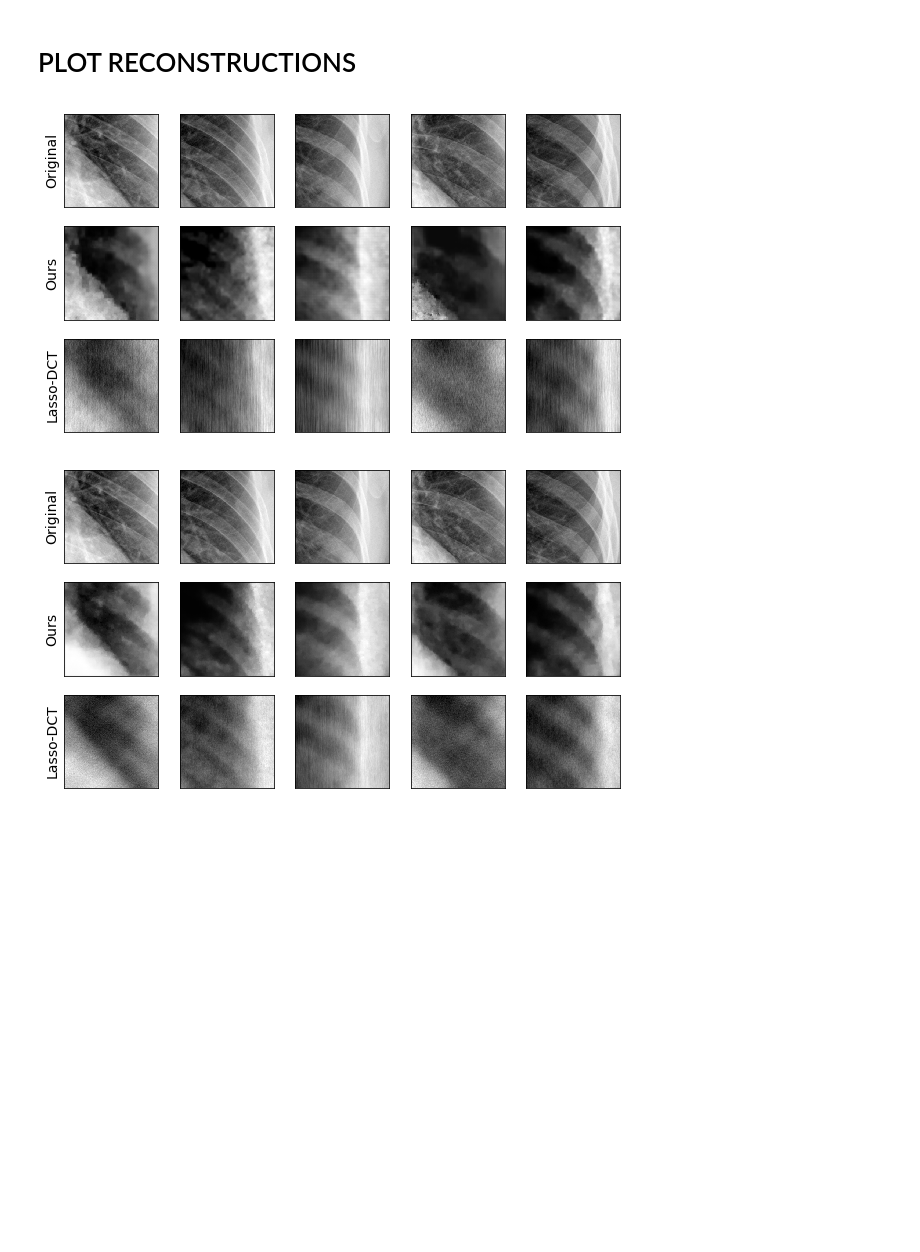
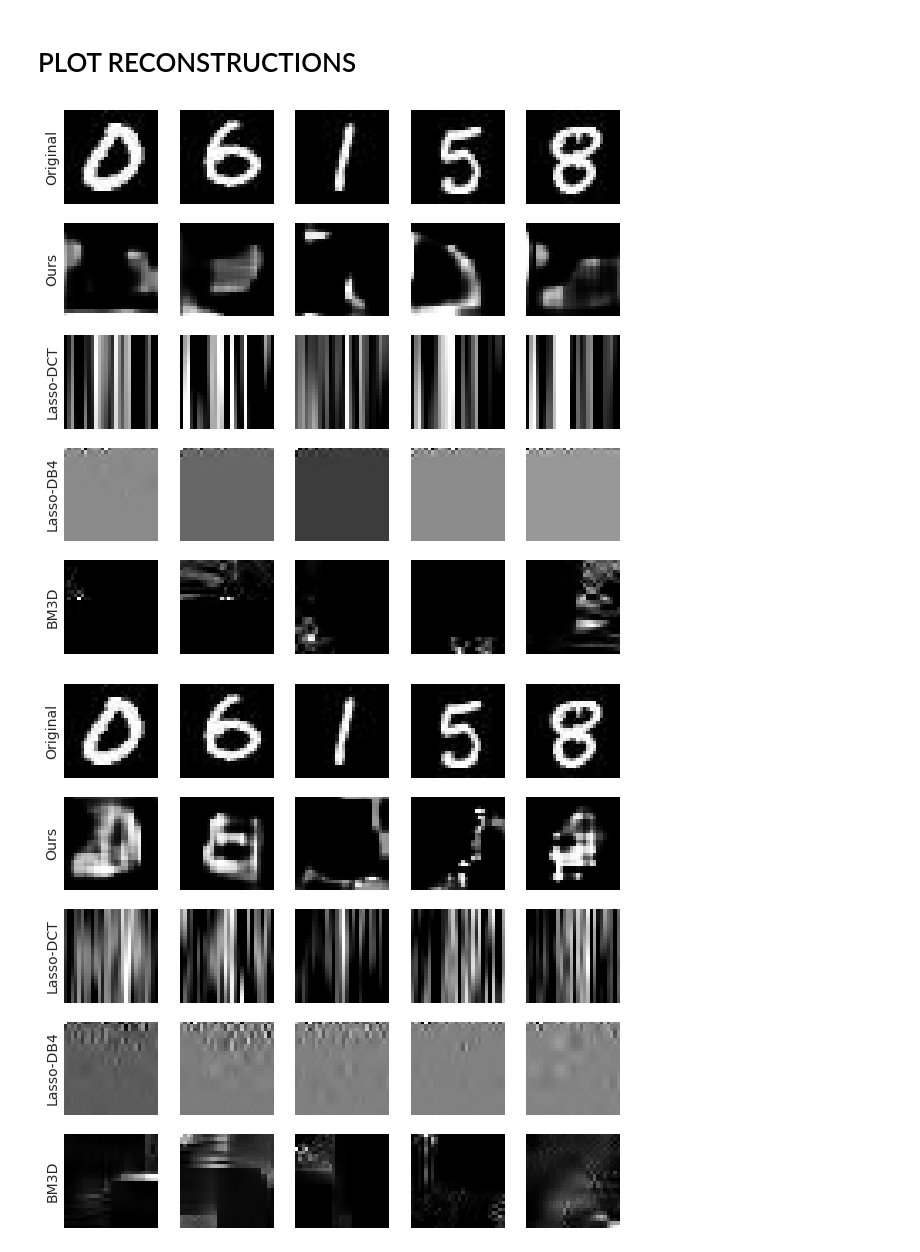
Before and after one commit to davevanveen/compsensing_dip, a Jupyter notebook: plot.ipynb, the cells around one changed output. Saved outputs shown, nothing was run; the diff lists cells and outputs as text; code cells hidden in the pictures; blank space fills up the shorter version.

Commit message:
added bm3d plotting capability

```diff
--- a/plot.ipynb
+++ b/plot.ipynb
@@ -22,11 +23,12 @@ args = Args()
 # %% [markdown]
 # CHANGE THESE VARIABLES FOR DIFFERENT EXPERIMENTS
 # %%
-DATASET = 'xray' #'mnist' #
+DATASET = 'mnist' #'mnist' #
 DEMO = 'True' # 'True'
 
-NUM_MEASUREMENTS_LIST = [500,1000,2000,4000]
-BASIS_LIST = ['csdip','dct']
+NUM_MEASUREMENTS_LIST = [500,1000,2000,4000] # xray
+NUM_MEASUREMENTS_LIST = [10, 25, 50, 75, 100, 200] # mnist
+BASIS_LIST = ['csdip','dct','wavelet','bm3d']
 
 args.DATASET = DATASET
 args.DEMO = DEMO
@@ -79,7 +81,11 @@ for BASIS in BASIS_LIST:
         for _, (batch, _, im_path) in enumerate(dataloader):
             batch_ = batch.numpy()[0][0]
             rec_path = utils.get_path_out(args,im_path)
-            rec = np.load(rec_path)
+            if BASIS == 'bm3d':
+                rec = sio.loadmat(rec_path)['x_hat']
+                rec = utils.renorm_bm3d(rec) # convert [0,255] --> [-1,1]
+            else:
+                rec = np.load(rec_path)
             n = rec.ravel().shape[0]
             mse = np.power(np.linalg.norm(batch_.ravel() - rec.ravel()),2)/(1.0*n)
             RECONSTRUCTIONS[BASIS][NUM_MEASUREMENTS].append(rec)
@@ -89,7 +95,8 @@ for BASIS in BASIS_LIST:
 # %%
 KWARGS_DICT = {'csdip':{"fmt":'r-', "label":'Ours', "marker":"^", "markersize":7,"capsize":4., "linewidth":1, "elinewidth":1},
               'dct':{"fmt":'g-', "label":'Lasso-DCT', "marker":"s", "markersize":7,"capsize":4., "linewidth":1, "elinewidth":1, "markerfacecolor":'None'},
-              'wavelet':{"fmt":'b-', "label":'Lasso-DB4', "marker":"D", "markersize":7,"capsize":4., "linewidth":1, "elinewidth":1, "markerfacecolor":'None'}
+              'wavelet':{"fmt":'b-', "label":'Lasso-DB4', "marker":"D", "markersize":7,"capsize":4., "linewidth":1, "elinewidth":1, "markerfacecolor":'None'},
+               'bm3d':{"fmt":'o-', "label":'BM3D', "marker":"D", "markersize":7,"capsize":4., "linewidth":1, "elinewidth":1, "markerfacecolor":'None'}
               }
 # %% [markdown]
 # PLOT MSE VALUES
@@ -159,36 +167,36 @@ for NUM_MEASUREMENTS in NUM_MEASUREMENTS_LIST:
         inner_counter += 1
         ax = fig.add_subplot(figure_height, 1, outer_counter, frameon=False)
         ax.get_xaxis().set_visible(False)
         ax.get_yaxis().set_ticks([])
         ax.set_ylabel('Original', fontsize=14)
         _ = fig.add_subplot(figure_height, NUM_PLOT, inner_counter)
         plot_image(renorm(batch[0].cpu().numpy().reshape((IMG_SIZE,IMG_SIZE))), cmap='gray')
 
         if inner_counter == NUM_PLOT:
             break
     # plot reconstructions
     for i,BASIS in enumerate(BASIS_LIST):
 
         outer_counter += 1
         for k, image in enumerate(RECONSTRUCTIONS[BASIS][NUM_MEASUREMENTS]):
             if k not in xx:
                 continue
             inner_counter += 1
             ax = fig.add_subplot(figure_height, 1, outer_counter, frameon=False)
             ax.get_xaxis().set_visible(False)
             ax.get_yaxis().set_ticks([])
             ax.set_ylabel(KWARGS_DICT[BASIS]['label'], fontsize=14)
             _ = fig.add_subplot(figure_height, NUM_PLOT, inner_counter)
             plot_image(renorm(image.reshape(IMG_SIZE,IMG_SIZE)), cmap='gray')
 
             if inner_counter == (i+2)*NUM_PLOT:
                 break
 
 
-    pdf_save_path = '{0}_{1}.pdf'.format(args.REC_PLOT_PATH,NUM_MEASUREMENTS)
-    pdf = PdfPages(pdf_save_path)
-    pdf.savefig(bbox_inches='tight')
-    pdf.close()
+#     pdf_save_path = '{0}_{1}.pdf'.format(args.REC_PLOT_PATH,NUM_MEASUREMENTS)
+#     pdf = PdfPages(pdf_save_path)
+#     pdf.savefig(bbox_inches='tight')
+#     pdf.close()
 # %% [output]
-[figure, old version]
+[figure, new version]
-[figure, old version]
+[figure, new version]
```
Also changed, not shown: parts of 3 cells of this notebook.
